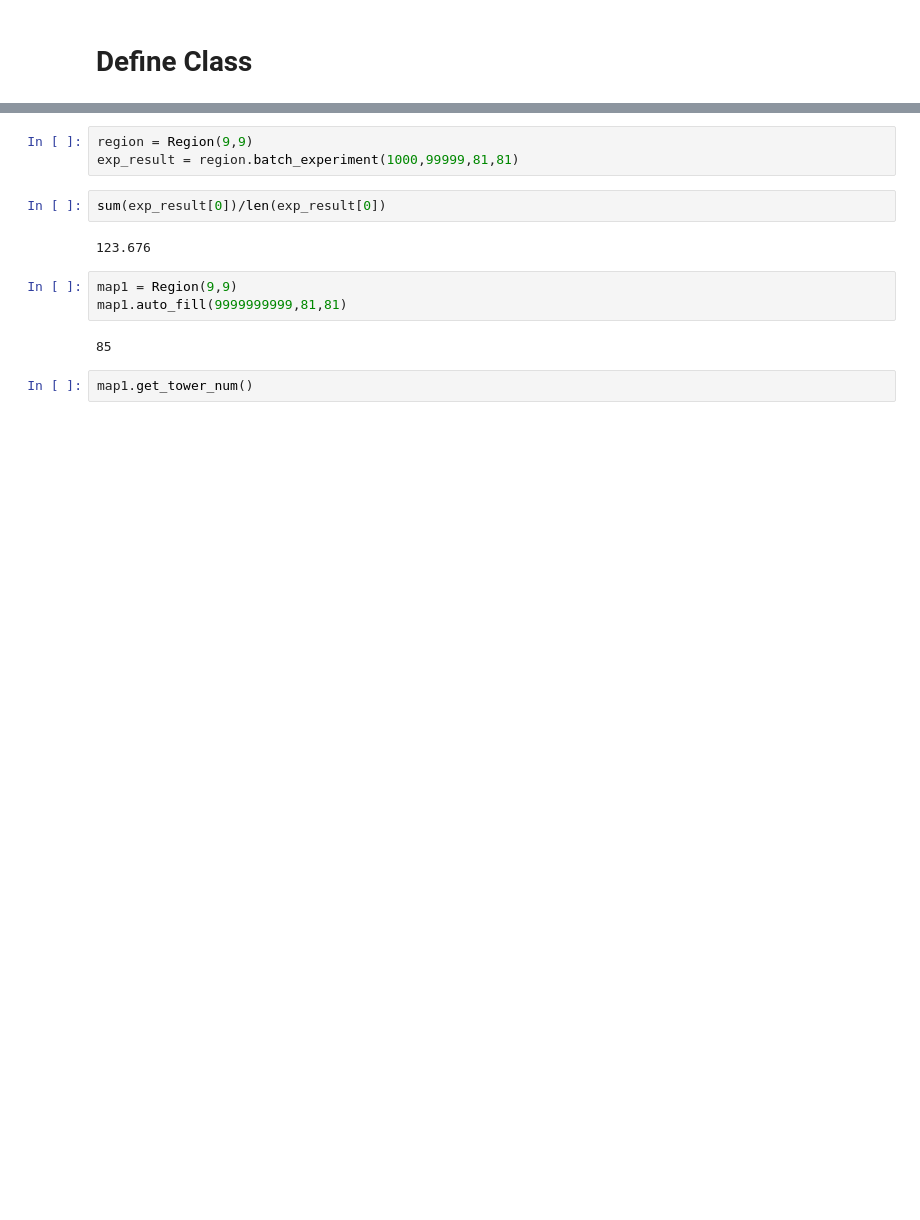
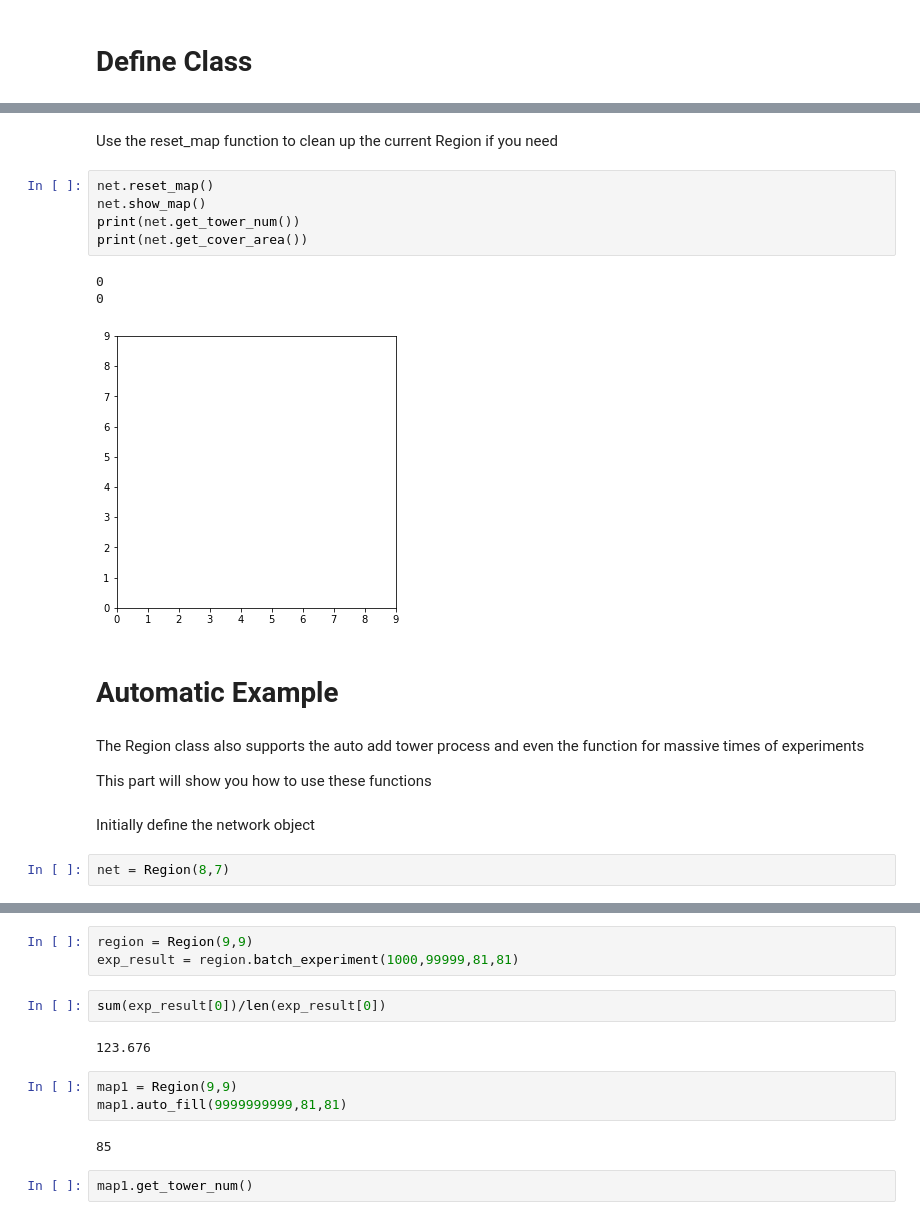
Before and after one commit to yansun1996/ECE143-Ad-Hoc-Communications-Network, a Jupyter notebook: Rectangular.ipynb, the cells around one changed output, grey strips where cells are left out. Saved outputs shown, nothing was run; the diff lists cells and outputs as text; blank space fills up the shorter version.

Commit message:
Add some example markdown

```diff
--- a/Rectangular.ipynb
+++ b/Rectangular.ipynb
@@ -289,0 +368,21 @@ class Region(object):
+# %% [markdown]
+Use the reset_map function to clean up the current Region if you need
+# %%
+net.reset_map()
+net.show_map()
+print(net.get_tower_num())
+print(net.get_cover_area())
+# %% [output]
+0
+0
+[figure, added]
+# %% [markdown]
+# Automatic Example
+# %% [markdown]
+The Region class also supports the auto add tower process and even the function for massive times of experiments
+
+This part will show you how to use these functions
+# %% [markdown]
+Initially define the network object
+# %%
+net = Region(8,7)
```
Also changed, not shown: parts of 26 cells of this notebook.
